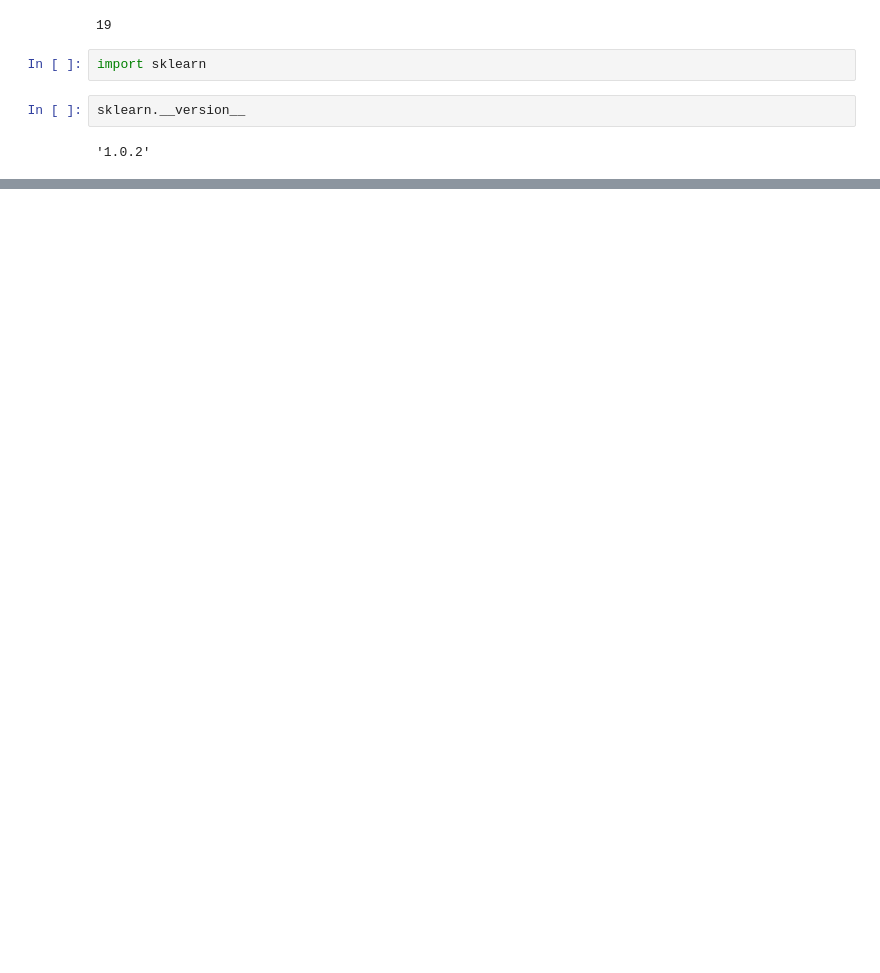
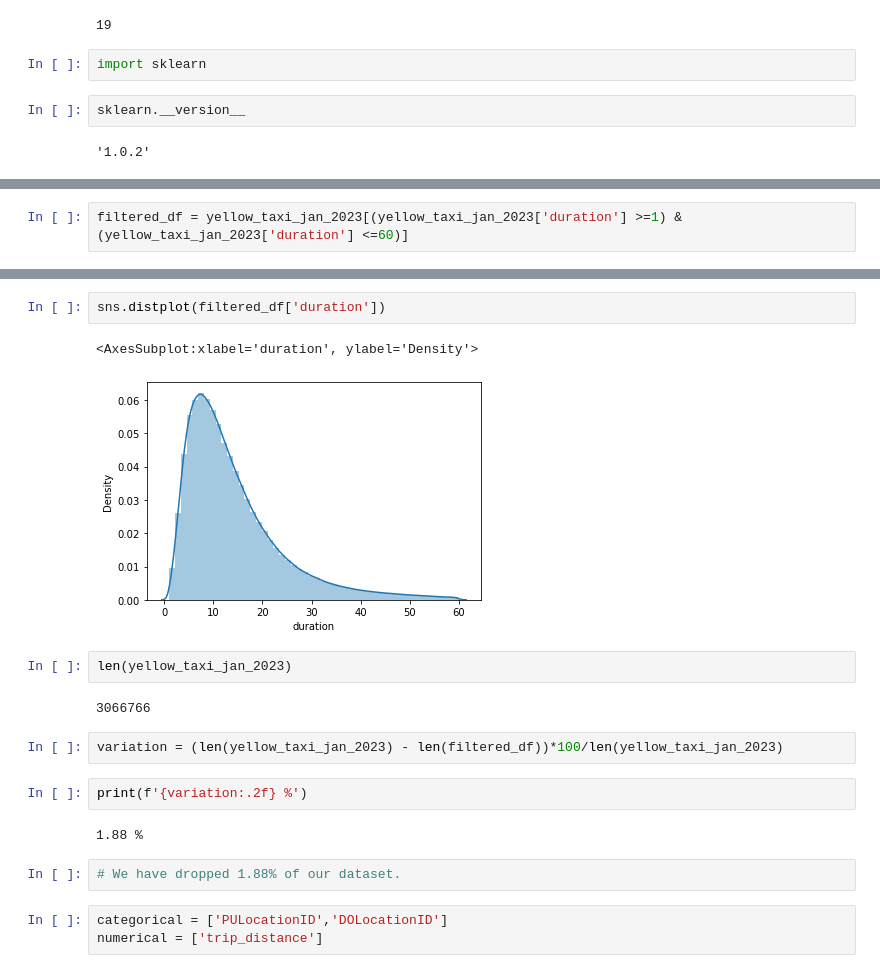
Before and after one commit to mjunaid/MLOps-zoomcamp-2024, a Jupyter notebook: 01-intro/homework.ipynb, the cells around one changed output, grey strips where cells are left out. Drawn from its saved outputs; the diff is of its cells as text; blank space fills up the shorter version.

```diff
--- a/01-intro/homework.ipynb
+++ b/01-intro/homework.ipynb
@@ -27,0 +143,2 @@ sklearn.__version__
+# %%
+filtered_df = yellow_taxi_jan_2023[(yellow_taxi_jan_2023['duration'] >=1) & (yellow_taxi_jan_2023['duration'] <=60)]
@@ -27,0 +161,20 @@ sklearn.__version__
+# %%
+sns.distplot(filtered_df['duration'])
+# %% [output]
+<AxesSubplot:xlabel='duration', ylabel='Density'>
+[figure, added]
+# %%
+len(yellow_taxi_jan_2023)
+# %% [output]
+3066766
+# %%
+variation = (len(yellow_taxi_jan_2023) - len(filtered_df))*100/len(yellow_taxi_jan_2023)
+# %%
+print(f'{variation:.2f} %')
+# %% [output]
+1.88 %
+# %%
+# We have dropped 1.88% of our dataset.
+# %%
+categorical = ['PULocationID','DOLocationID']
+numerical = ['trip_distance']
```
Also changed, not shown: parts of 28 cells of this notebook.
